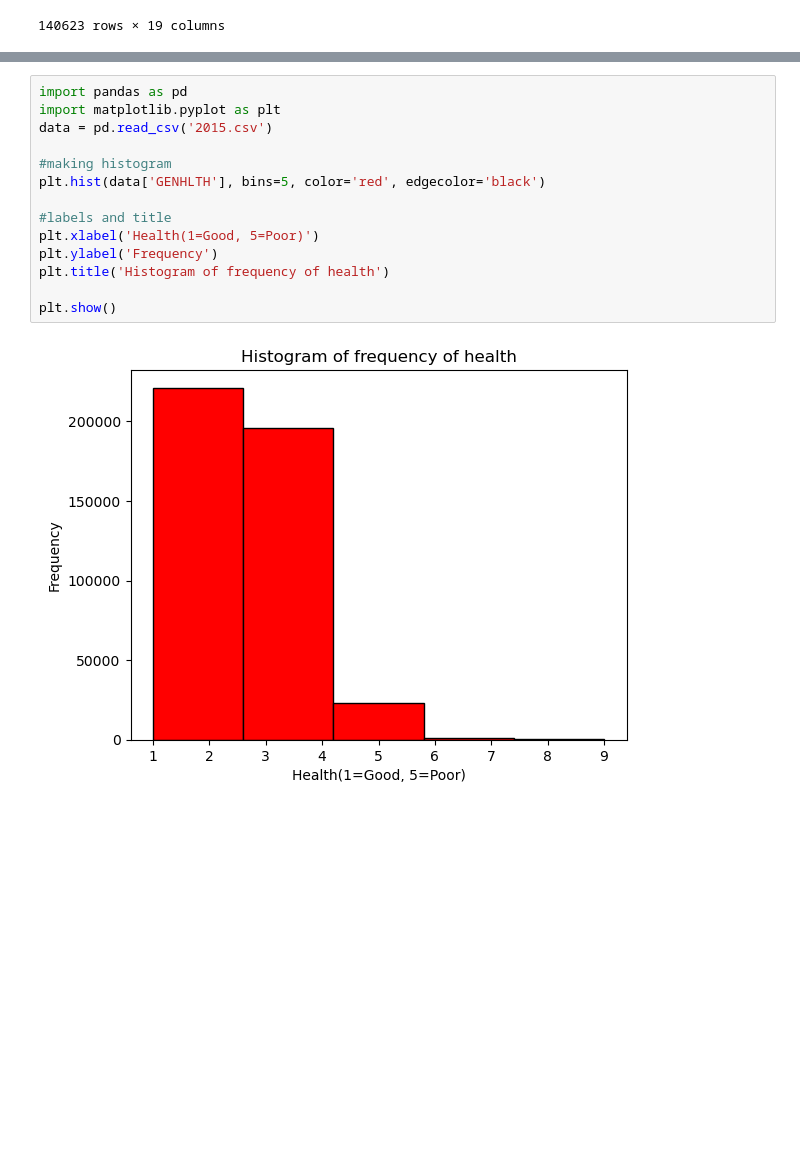
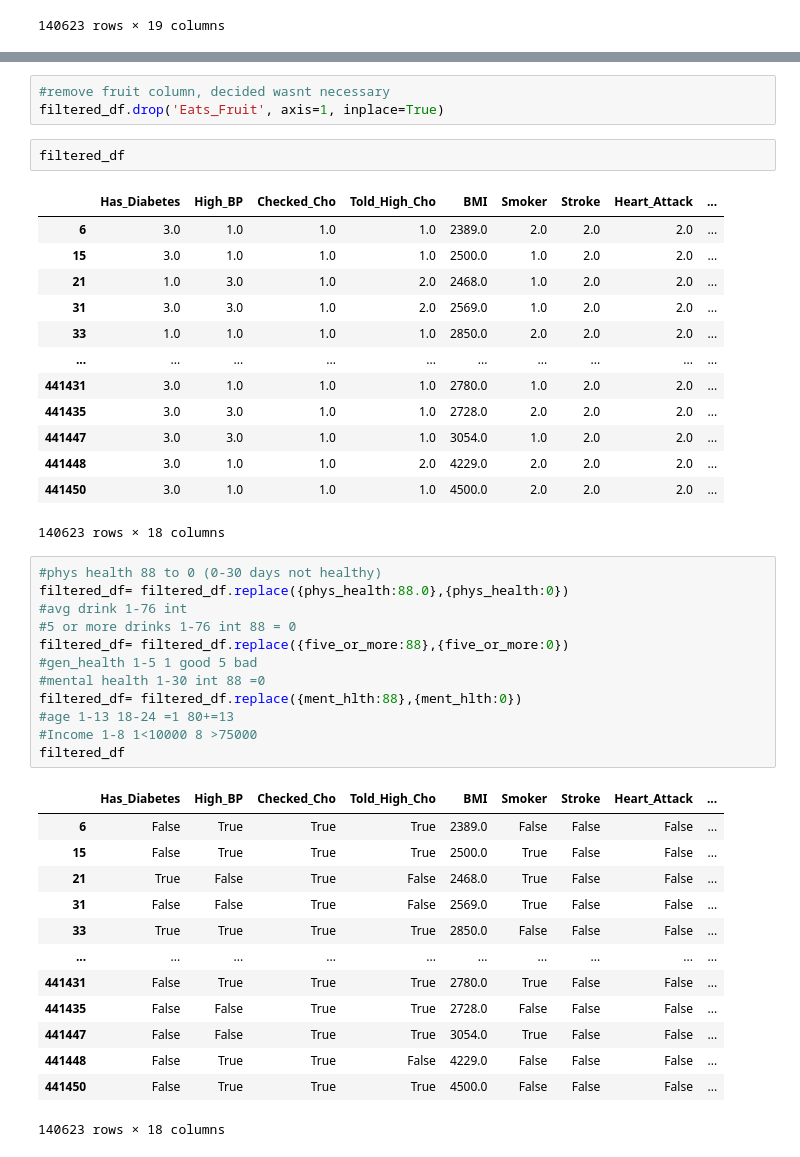
Before and after one commit to eddiephelanfortyfive/EPIC3, a Jupyter notebook: DataCleaning.ipynb, the cells around one changed output, grey strips where cells are left out. Saved outputs shown, nothing was run; the diff lists cells and outputs as text; blank space fills up the shorter version.

Commit message:
cleaned data

```diff
--- a/DataCleaning.ipynb
+++ b/DataCleaning.ipynb
@@ -135,16 +150,45 @@ print(filtered_df)#printing dataset
-# %%
-import pandas as pd
-import matplotlib.pyplot as plt
-data = pd.read_csv('2015.csv')
-
-#making histogram
-plt.hist(data['GENHLTH'], bins=5, color='red', edgecolor='black')
-
-#labels and title
-plt.xlabel('Health(1=Good, 5=Poor)')
-plt.ylabel('Frequency')
-plt.title('Histogram of frequency of health')
-
-plt.show()
-# %% [output]
-[figure, removed]
+# %%
+#remove fruit column, decided wasnt necessary
+filtered_df.drop('Eats_Fruit', axis=1, inplace=True)
+# %%
+filtered_df
+# %% [output]
+|  | Has_Diabetes | High_BP | Checked_Cho | Told_High_Cho | BMI | Smoker | Stroke | Heart_Attack | ... |
+| 6 | 3.0 | 1.0 | 1.0 | 1.0 | 2389.0 | 2.0 | 2.0 | 2.0 | ... |
+| 15 | 3.0 | 1.0 | 1.0 | 1.0 | 2500.0 | 1.0 | 2.0 | 2.0 | ... |
+| 21 | 1.0 | 3.0 | 1.0 | 2.0 | 2468.0 | 1.0 | 2.0 | 2.0 | ... |
+| 31 | 3.0 | 3.0 | 1.0 | 2.0 | 2569.0 | 1.0 | 2.0 | 2.0 | ... |
+| 33 | 1.0 | 1.0 | 1.0 | 1.0 | 2850.0 | 2.0 | 2.0 | 2.0 | ... |
+| ... | ... | ... | ... | ... | ... | ... | ... | ... | ... |
+| 441431 | 3.0 | 1.0 | 1.0 | 1.0 | 2780.0 | 1.0 | 2.0 | 2.0 | ... |
+| 441435 | 3.0 | 3.0 | 1.0 | 1.0 | 2728.0 | 2.0 | 2.0 | 2.0 | ... |
+| 441447 | 3.0 | 3.0 | 1.0 | 1.0 | 3054.0 | 1.0 | 2.0 | 2.0 | ... |
+| 441448 | 3.0 | 1.0 | 1.0 | 2.0 | 4229.0 | 2.0 | 2.0 | 2.0 | ... |
+| 441450 | 3.0 | 1.0 | 1.0 | 1.0 | 4500.0 | 2.0 | 2.0 | 2.0 | ... |
+140623 rows × 18 columns
+# %%
+#phys health 88 to 0 (0-30 days not healthy)
+filtered_df= filtered_df.replace({phys_health:88.0},{phys_health:0})
+#avg drink 1-76 int
+#5 or more drinks 1-76 int 88 = 0
+filtered_df= filtered_df.replace({five_or_more:88},{five_or_more:0})
+#gen_health 1-5 1 good 5 bad
+#mental health 1-30 int 88 =0
+filtered_df= filtered_df.replace({ment_hlth:88},{ment_hlth:0})
+#age 1-13 18-24 =1 80+=13
+#Income 1-8 1<10000 8 >75000
+filtered_df
+# %% [output]
+|  | Has_Diabetes | High_BP | Checked_Cho | Told_High_Cho | BMI | Smoker | Stroke | Heart_Attack | ... |
+| 6 | False | True | True | True | 2389.0 | False | False | False | ... |
+| 15 | False | True | True | True | 2500.0 | True | False | False | ... |
+| 21 | True | False | True | False | 2468.0 | True | False | False | ... |
+| 31 | False | False | True | False | 2569.0 | True | False | False | ... |
+| 33 | True | True | True | True | 2850.0 | False | False | False | ... |
+| ... | ... | ... | ... | ... | ... | ... | ... | ... | ... |
+| 441431 | False | True | True | True | 2780.0 | True | False | False | ... |
+| 441435 | False | False | True | True | 2728.0 | False | False | False | ... |
+| 441447 | False | False | True | True | 3054.0 | True | False | False | ... |
+| 441448 | False | True | True | False | 4229.0 | False | False | False | ... |
+| 441450 | False | True | True | True | 4500.0 | False | False | False | ... |
+140623 rows × 18 columns
```
Also changed, not shown: parts of 6 cells of this notebook, 1 other file.
